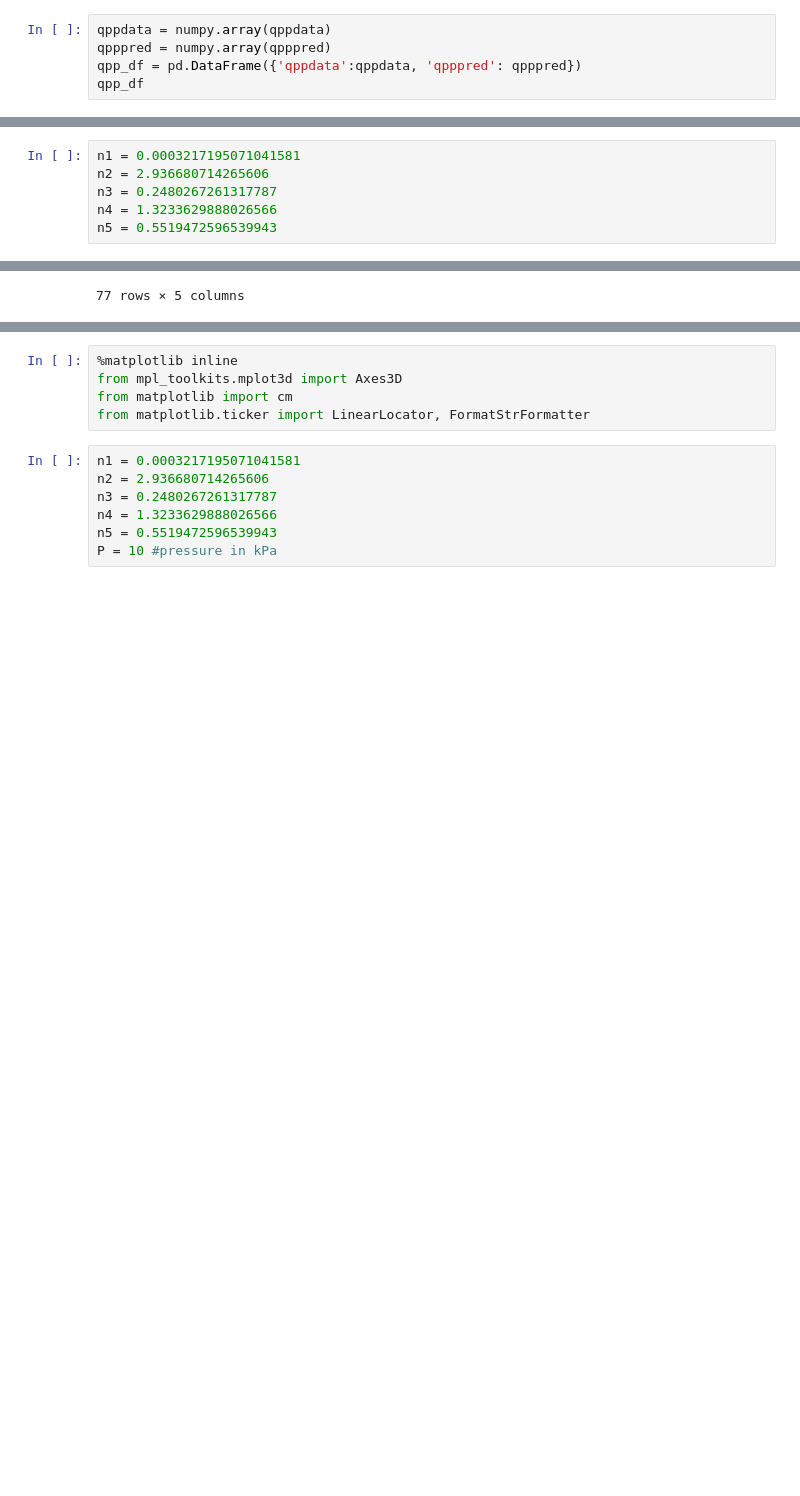
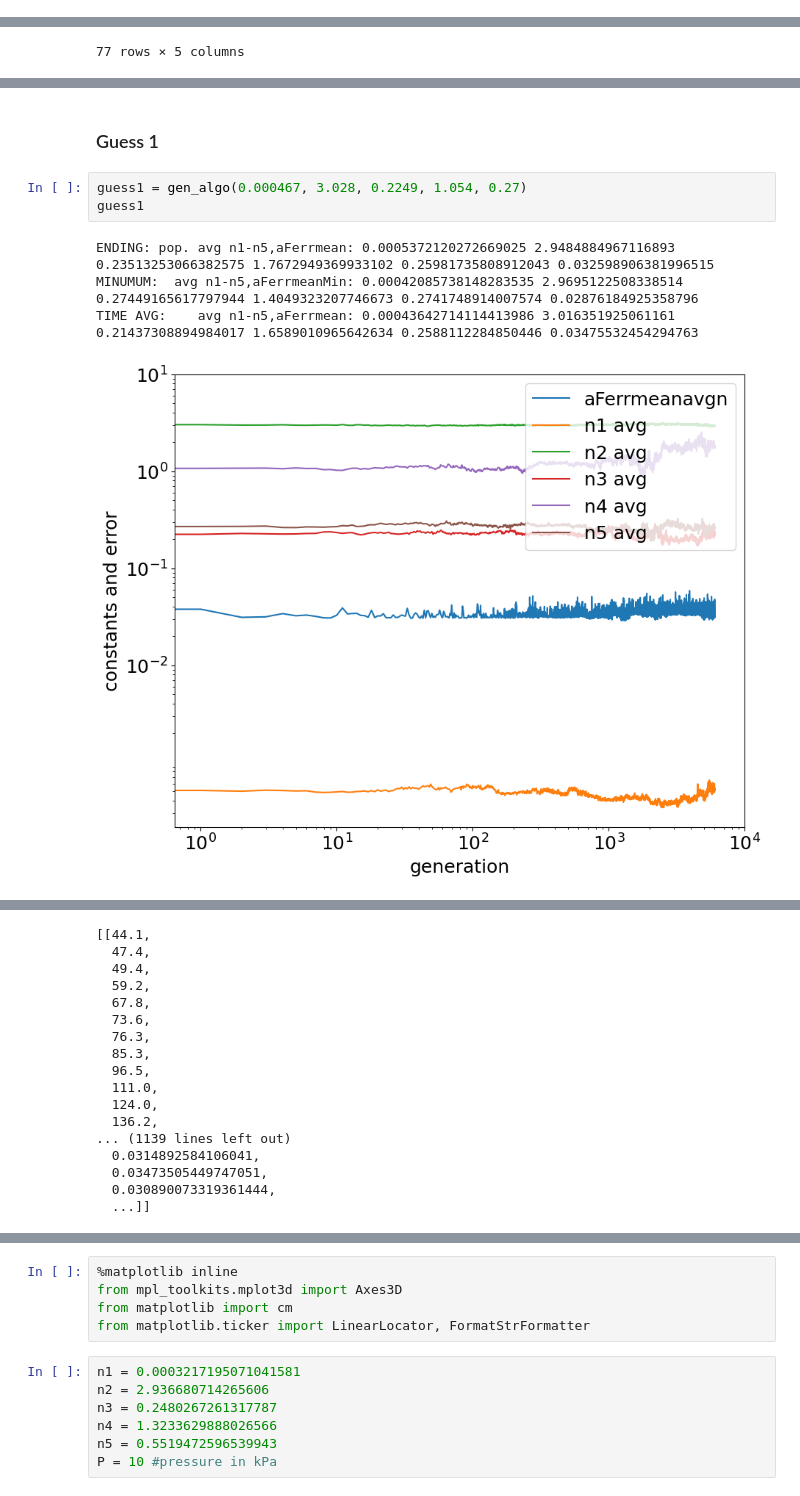
Before and after one commit to shawnkchan/ME249_P1, a Jupyter notebook: Projects/P1/Current/Task1.3.ipynb, the cells around one changed output, grey strips where cells are left out. Saved outputs shown, nothing was run; the diff lists cells and outputs as text; blank space fills up the shorter version.

```diff
--- a/Projects/P1/Current/Task1.3.ipynb
+++ b/Projects/P1/Current/Task1.3.ipynb
@@ -477,5 +154,0 @@ TIME AVG:    avg n1-n5,aFerrmean: 0.0005515818945032419 2.9809123032203497 0.224
-# %%
-qppdata = numpy.array(qppdata)
-qpppred = numpy.array(qpppred)
-qpp_df = pd.DataFrame({'qppdata':qppdata, 'qpppred': qpppred})
-qpp_df
@@ -496,9 +155,3 @@ qpp_df
-# %%
-n1 = 0.0003217195071041581
-n2 = 2.936680714265606
-n3 = 0.2480267261317787
-n4 = 1.3233629888026566
-n5 = 0.5519472596539943
 # %%
 #converting ydata into a dataframe for easier usage
 cols = ["Heat Flux (W/cm^2)", "Superheat (ºC)", "Gravitational Acceleration (ms^-2)", "Surface Tension Parameter","System Pressure (kPa)"]
@@ -520,0 +494,10 @@ ydataDf
+# %% [markdown]
+### Guess 1
+# %%
+guess1 = gen_algo(0.000467, 3.028, 0.2249, 1.054, 0.27)
+guess1
+# %% [output]
+ENDING: pop. avg n1-n5,aFerrmean: 0.0005372120272669025 2.9484884967116893 0.23513253066382575 1.7672949369933102 0.25981735808912043 0.032598906381996515
+MINUMUM:  avg n1-n5,aFerrmeanMin: 0.00042085738148283535 2.9695122508338514 0.27449165617797944 1.4049323207746673 0.2741748914007574 0.02876184925358796
+TIME AVG:    avg n1-n5,aFerrmean: 0.00043642714114413986 3.016351925061161 0.21437308894984017 1.6589010965642634 0.2588112284850446 0.03475532454294763
+[figure, added]
@@ -520,0 +505,17 @@ ydataDf
+[[44.1,
+  47.4,
+  49.4,
+  59.2,
+  67.8,
+  73.6,
+  76.3,
+  85.3,
+  96.5,
+  111.0,
+  124.0,
+  136.2,
+... (1139 lines left out)
+  0.0314892584106041,
+  0.03473505449747051,
+  0.030890073319361444,
+  ...]]
```
Also changed, not shown: parts of 12 cells of this notebook, 7 other files.
